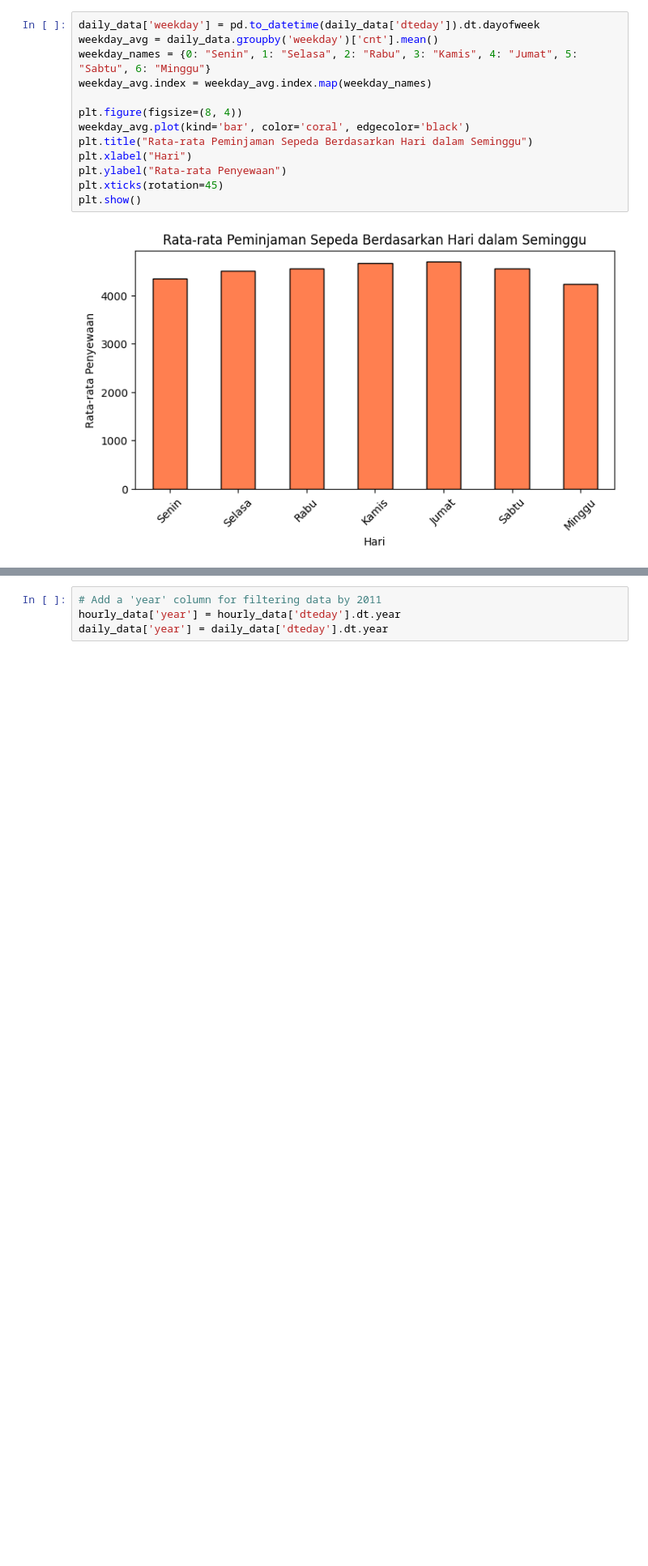
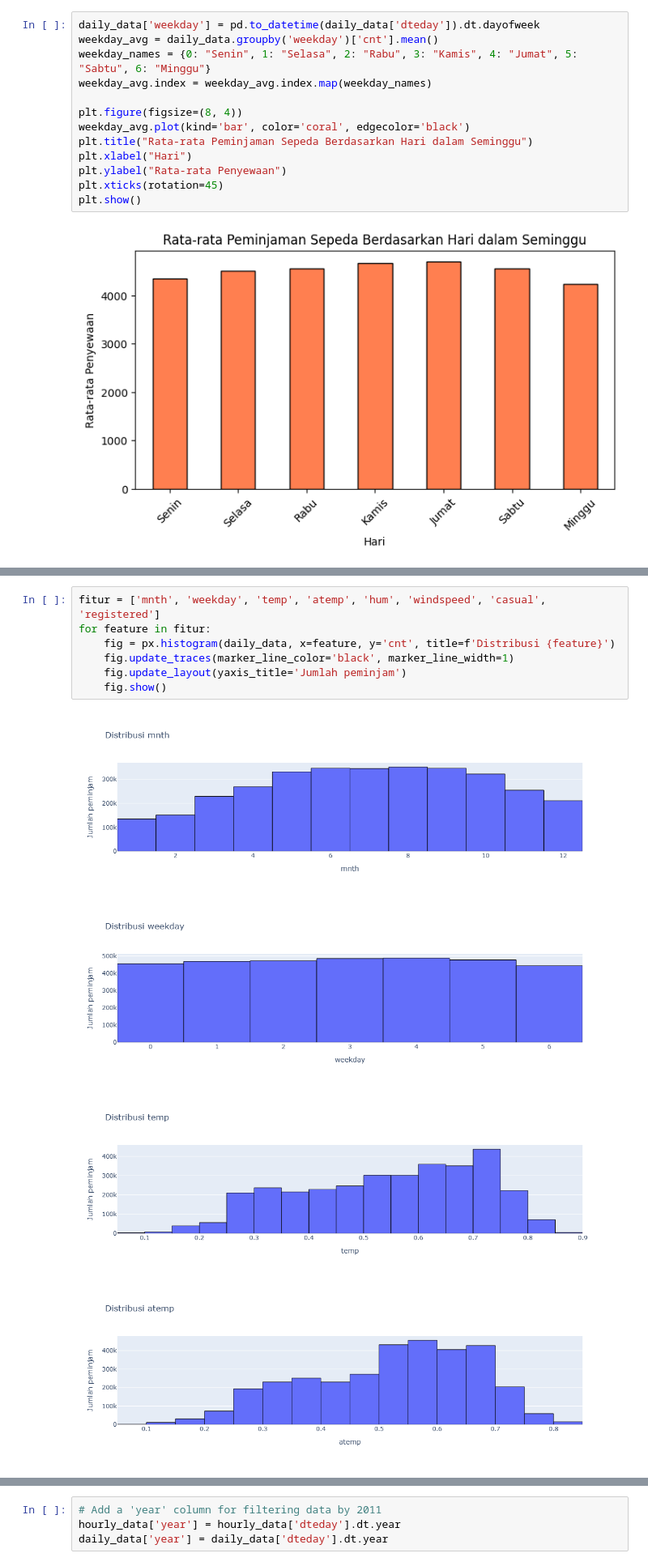
Before and after one commit to Achmaddd29/Analisis-Data, a Jupyter notebook: notebook.ipynb, the cells around one changed output, grey strips where cells are left out. Shown at 81% size. Drawn from its saved outputs; the diff is of its cells as text; blank space fills up the shorter version.

```diff
--- a/notebook.ipynb
+++ b/notebook.ipynb
@@ -325,0 +351,12 @@ plt.show()
+# %%
+fitur = ['mnth', 'weekday', 'temp', 'atemp', 'hum', 'windspeed', 'casual', 'registered']
+for feature in fitur:
+    fig = px.histogram(daily_data, x=feature, y='cnt', title=f'Distribusi {feature}')
+    fig.update_traces(marker_line_color='black', marker_line_width=1)
+    fig.update_layout(yaxis_title='Jumlah peminjam')
+    fig.show()
+# %% [output]
+[figure, added]
+[figure, added]
+[figure, added]
+[figure, added]
```
Also changed, not shown: parts of 16 cells of this notebook.
